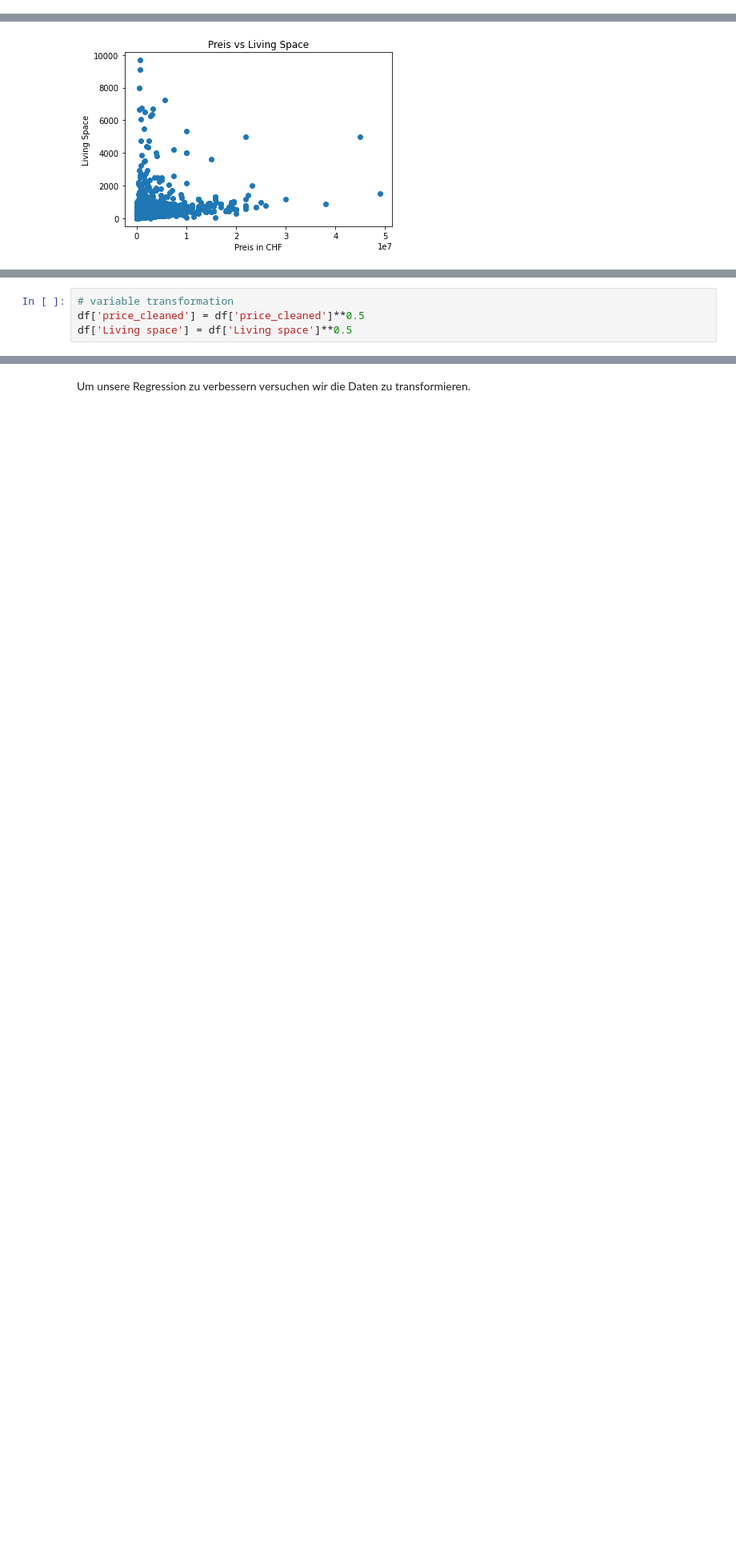
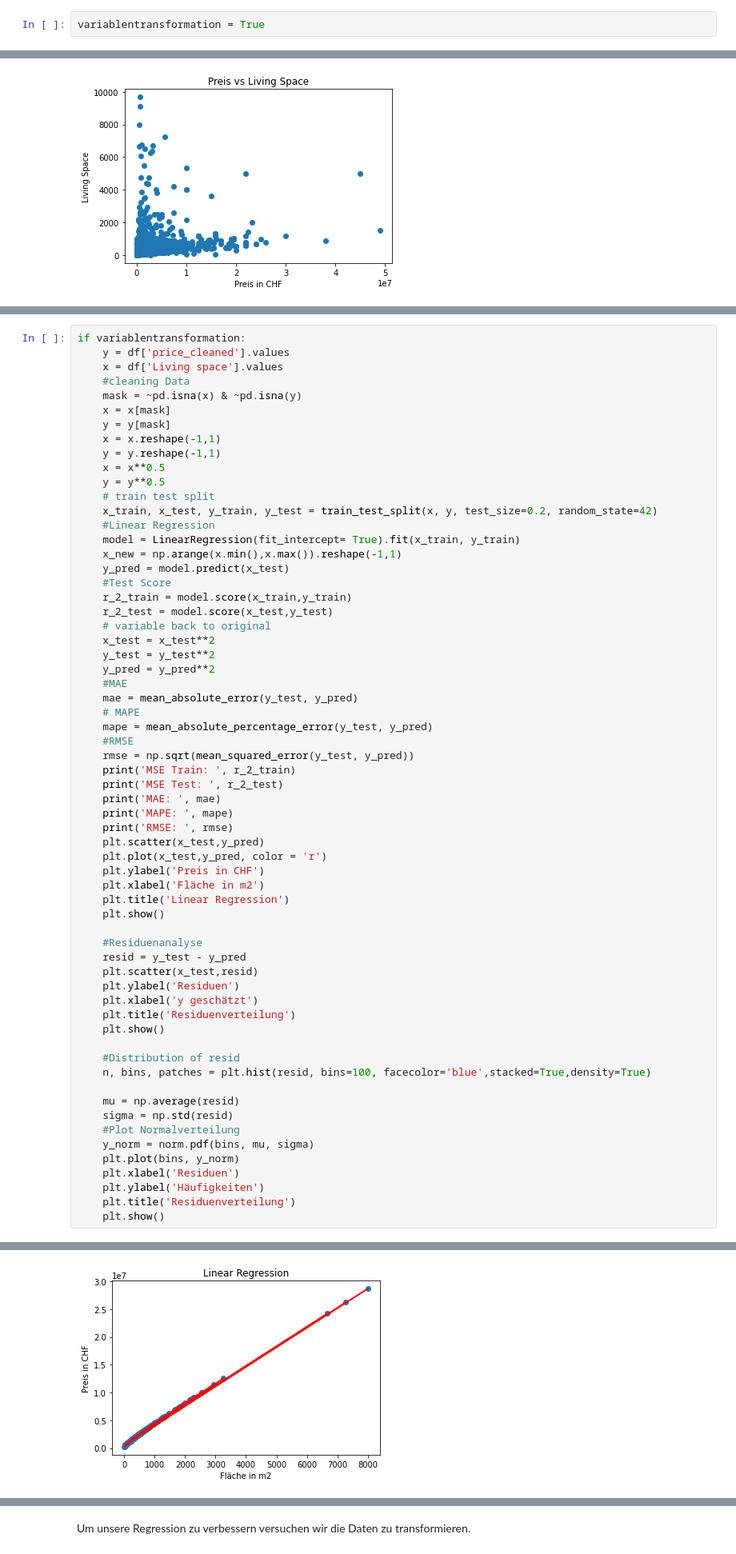
Before and after one commit to marvinvr/fhnw-cml1, a Jupyter notebook: linear_regression/linear_regression.ipynb, the cells around one changed output, grey strips where cells are left out. Shown at 80% size. Drawn from its saved outputs; the diff is of its cells as text; blank space fills up the shorter version.

Commit message:
varibale transformation, structure improvement

```diff
--- a/linear_regression/linear_regression.ipynb
+++ b/linear_regression/linear_regression.ipynb
@@ -18,6 +20,8 @@ import seaborn as sns
 # %%
 #Load cleaned Dataframe
 df = pd.read_csv('../data/clean/immoscout_v2.csv')
+# %%
+variablentransformation = True
 # %%
 # drop 'unified_' from column names
 df.columns = df.columns.str.replace('unified_', '')
@@ -228,4 +294,0 @@ RMSE:  1582790.5447569105
-# %%
-# variable transformation
-df['price_cleaned'] = df['price_cleaned']**0.5
-df['Living space'] = df['Living space']**0.5
@@ -244,0 +297,64 @@ RMSE:  384.8945016772627
+# %%
+if variablentransformation:
+    y = df['price_cleaned'].values
+    x = df['Living space'].values
+    #cleaning Data
+    mask = ~pd.isna(x) & ~pd.isna(y)
+    x = x[mask]
+    y = y[mask]
+    x = x.reshape(-1,1)
+    y = y.reshape(-1,1)
+    x = x**0.5
+    y = y**0.5
+    # train test split
+    x_train, x_test, y_train, y_test = train_test_split(x, y, test_size=0.2, random_state=42)
+    #Linear Regression
+    model = LinearRegression(fit_intercept= True).fit(x_train, y_train)
+    x_new = np.arange(x.min(),x.max()).reshape(-1,1)
+    y_pred = model.predict(x_test)
+    #Test Score
+    r_2_train = model.score(x_train,y_train)
+    r_2_test = model.score(x_test,y_test)
+    # variable back to original
+    x_test = x_test**2
+    y_test = y_test**2
+    y_pred = y_pred**2
+    #MAE
+    mae = mean_absolute_error(y_test, y_pred)
+    # MAPE
+    mape = mean_absolute_percentage_error(y_test, y_pred)
+    #RMSE
+    rmse = np.sqrt(mean_squared_error(y_test, y_pred))
+    print('MSE Train: ', r_2_train)
+    print('MSE Test: ', r_2_test)
+    print('MAE: ', mae)
+    print('MAPE: ', mape)
+    print('RMSE: ', rmse)
+    plt.scatter(x_test,y_pred)
+    plt.plot(x_test,y_pred, color = 'r')
+    plt.ylabel('Preis in CHF')
+    plt.xlabel('Fläche in m2')
+    plt.title('Linear Regression')
+    plt.show()
+
+    #Residuenanalyse
+    resid = y_test - y_pred
+    plt.scatter(x_test,resid)
+    plt.ylabel('Residuen')
+    plt.xlabel('y geschätzt')
+    plt.title('Residuenverteilung')
+    plt.show()
+
+    #Distribution of resid
+    n, bins, patches = plt.hist(resid, bins=100, facecolor='blue',stacked=True,density=True)
+
+    mu = np.average(resid)
+    sigma = np.std(resid)
+    #Plot Normalverteilung
+    y_norm = norm.pdf(bins, mu, sigma)
+    plt.plot(bins, y_norm)
+    plt.xlabel('Residuen')
+    plt.ylabel('Häufigkeiten')
+    plt.title('Residuenverteilung')
+    plt.show()
+# %% [output]
@@ -244,0 +366 @@ RMSE:  384.8945016772627
+[figure, added]
```
Also changed, not shown: parts of 49 cells of this notebook.
